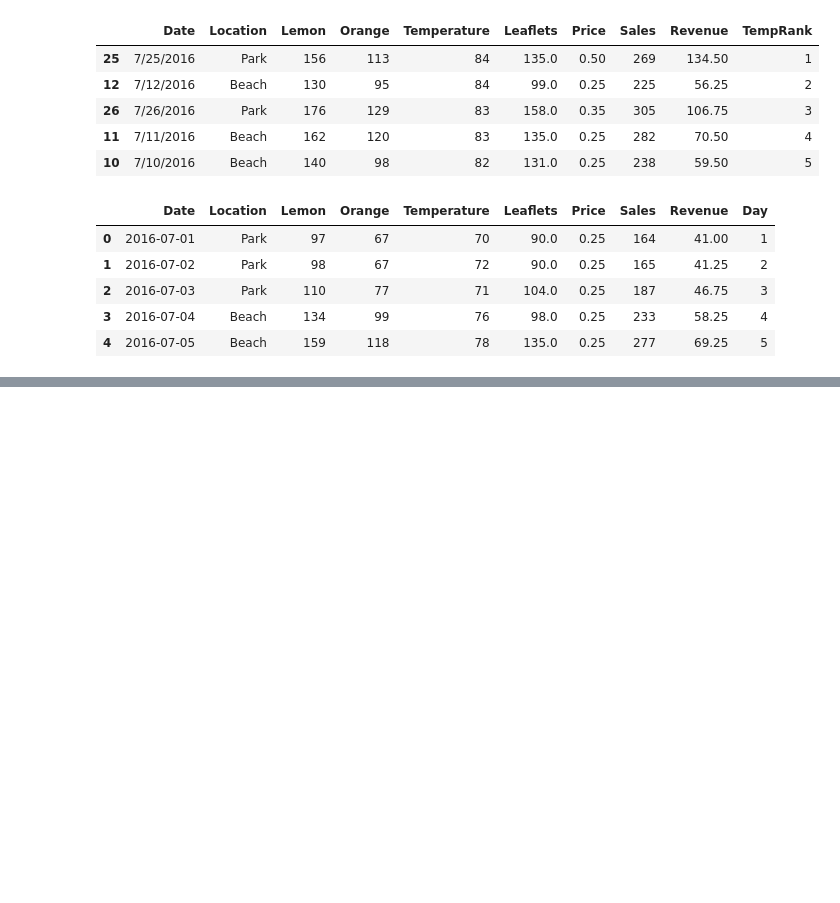
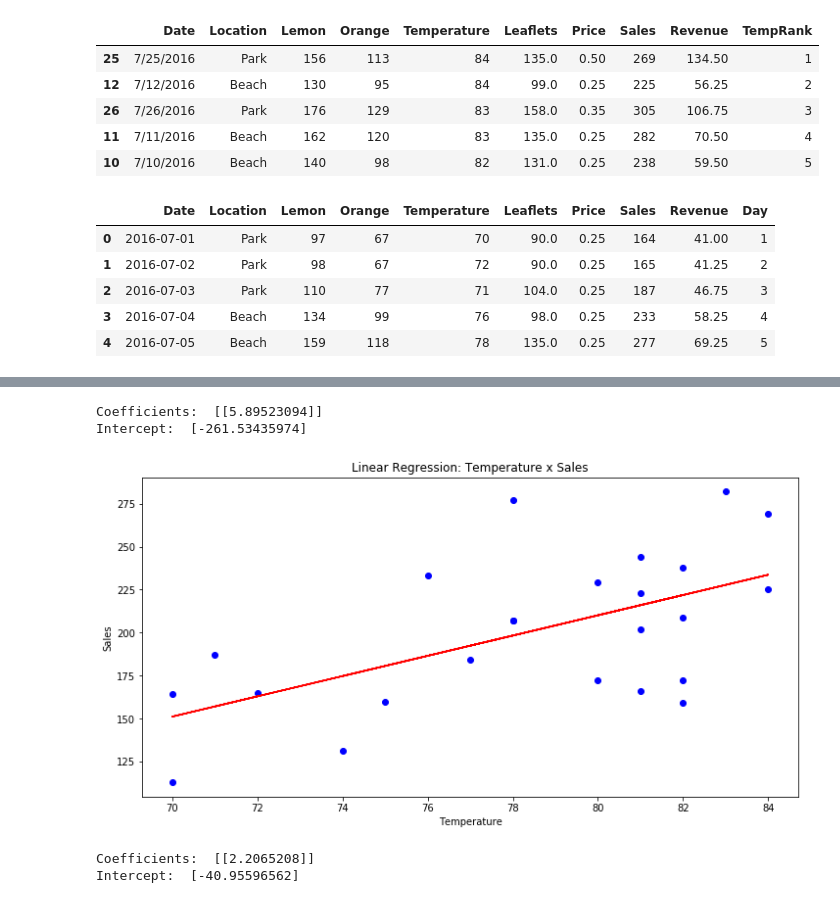
Before and after one commit to raphaelDuff/machineLearning, a Jupyter notebook: Projects/python-lemonade/lemonade.ipynb, the cells around one changed output, grey strips where cells are left out. Saved outputs shown, nothing was run; the diff lists cells and outputs as text; code cells hidden in the pictures; blank space fills up the shorter version.

```diff
--- a/Projects/python-lemonade/lemonade.ipynb
+++ b/Projects/python-lemonade/lemonade.ipynb
@@ -254,0 +252,41 @@ plt.title('Revenue Histogram');
+# %%
+# Exercicio 14
+msk = np.random.rand(len(df)) < 0.7
+train = df[msk]
+test = df[~msk]
+# %%
+from sklearn import linear_model
+
+# Temperature
+regr_temp = linear_model.LinearRegression()
+train_x = np.asanyarray(train[['Temperature']])
+train_y = np.asanyarray(train[['Sales']])
+regr_temp.fit (train_x, train_y)
+# The coefficients
+print ('Coefficients: ', regr_temp.coef_)
+print ('Intercept: ',regr_temp.intercept_)
+# %% [output]
+Coefficients:  [[5.89523094]]
+Intercept:  [-261.53435974]
+# %%
+# Plot outputs
+fig, axes = plt.subplots(figsize = (12,6))
+lr_tempGraph = plt.scatter(train['Temperature'], train['Sales'],  color='blue')
+plt.plot(train_x, regr_temp.coef_[0][0]*train_x + regr_temp.intercept_[0], '-r')
+plt.xlabel("Temperature")
+plt.ylabel("Sales")
+plt.title('Linear Regression: Temperature x Sales');
+# %% [output]
+[figure, added]
+# %%
+# Leaflets
+regr_leaflets = linear_model.LinearRegression()
+train_x = np.asanyarray(train[['Leaflets']])
+train_y = np.asanyarray(train[['Sales']])
+regr_leaflets.fit (train_x, train_y)
+# The coefficients
+print ('Coefficients: ', regr_leaflets.coef_)
+print ('Intercept: ',regr_leaflets.intercept_)
+# %% [output]
+Coefficients:  [[2.2065208]]
+Intercept:  [-40.95596562]
```
Also changed, not shown: parts of 9 cells of this notebook.
